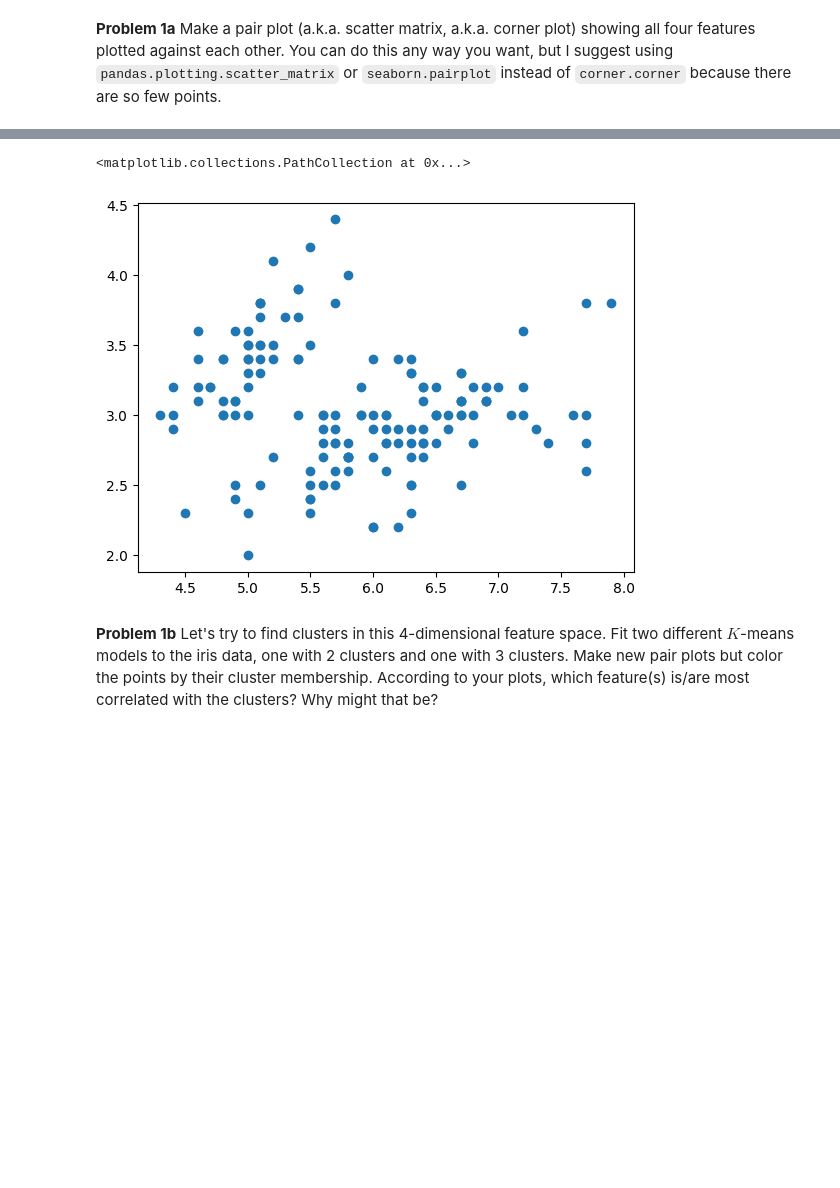
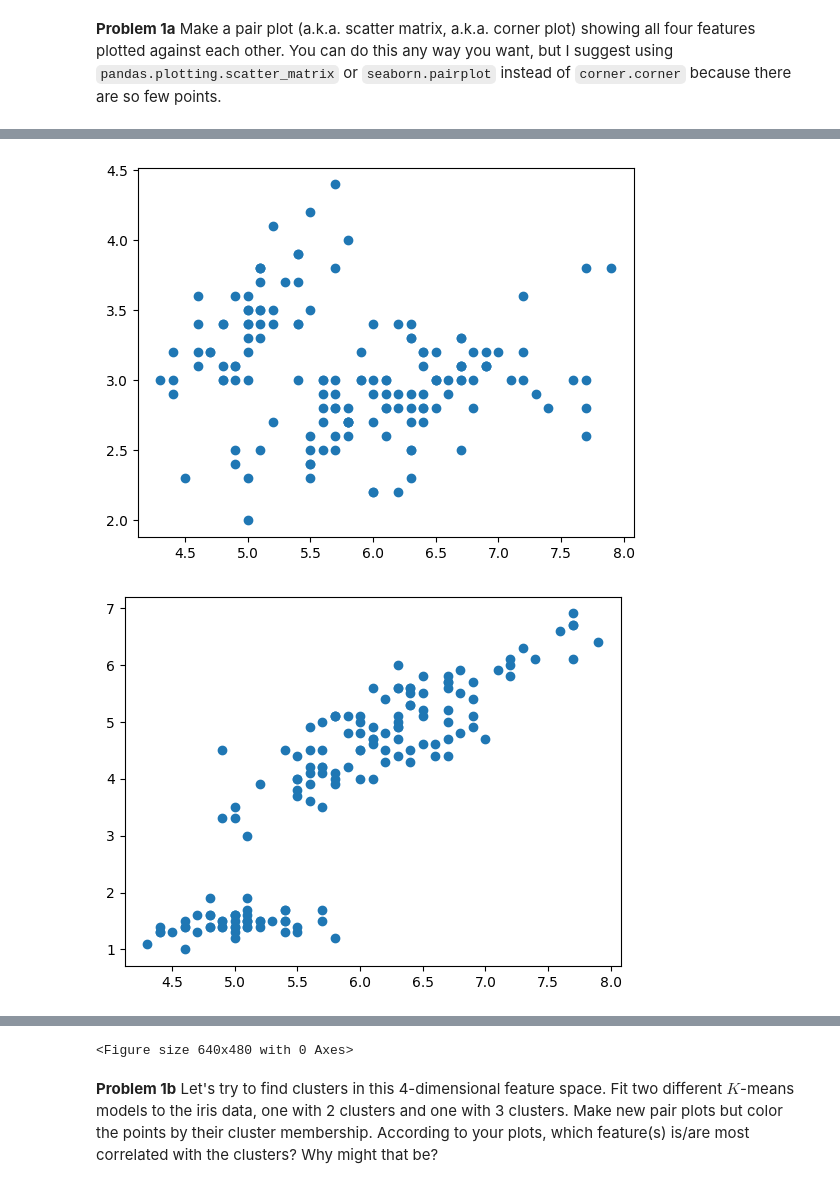
Before and after one commit to ASTR154/clustering, a Jupyter notebook: clustering.ipynb, the cells around one changed output, grey strips where cells are left out. Saved outputs shown, nothing was run; the diff lists cells and outputs as text; code cells hidden in the pictures; blank space fills up the shorter version.

```diff
--- a/clustering.ipynb
+++ b/clustering.ipynb
@@ -52,15 +51,20 @@ array([5.1, 4.9, 4.7, 4.6, 5. , 5.4, 4.6, 5. , 4.4, 4.9, 5.4, 4.8, 4.8,
 # %%
 s_len = []
 s_wid = []
 p_len = []
 p_wid = []
 
 for i in range(len(iris)):
     s_len.append(iris.data[i,0])
     s_wid.append(iris.data[i,1])
     p_len.append(iris.data[i,2])
     p_wid.append(iris.data[i,3])
 
-
-plt.scatter(iris.data[:,0],iris.data[:,1])
+for i in range(4):
+    for j in range(4):
+        if i!=j:
+            plt.scatter(iris.data[:,i],iris.data[:,j])
+            plt.figure()
 # %% [output]
+[figure]
+[figure, added]
@@ -67,4 +81,3 @@ plt.scatter(iris.data[:,0],iris.data[:,1])
-<matplotlib.collections.PathCollection at 0x...>
+<Figure size 640x480 with 0 Axes>
-[figure]
 # %% [markdown]
 **Problem 1b** Let's try to find clusters in this 4-dimensional feature space. Fit two different $K$-means models to the iris data, one with 2 clusters and one with 3 clusters. Make new pair plots but color the points by their cluster membership. According to your plots, which feature(s) is/are most correlated with the clusters? Why might that be?
```
Also changed, not shown: parts of 6 cells of this notebook.
